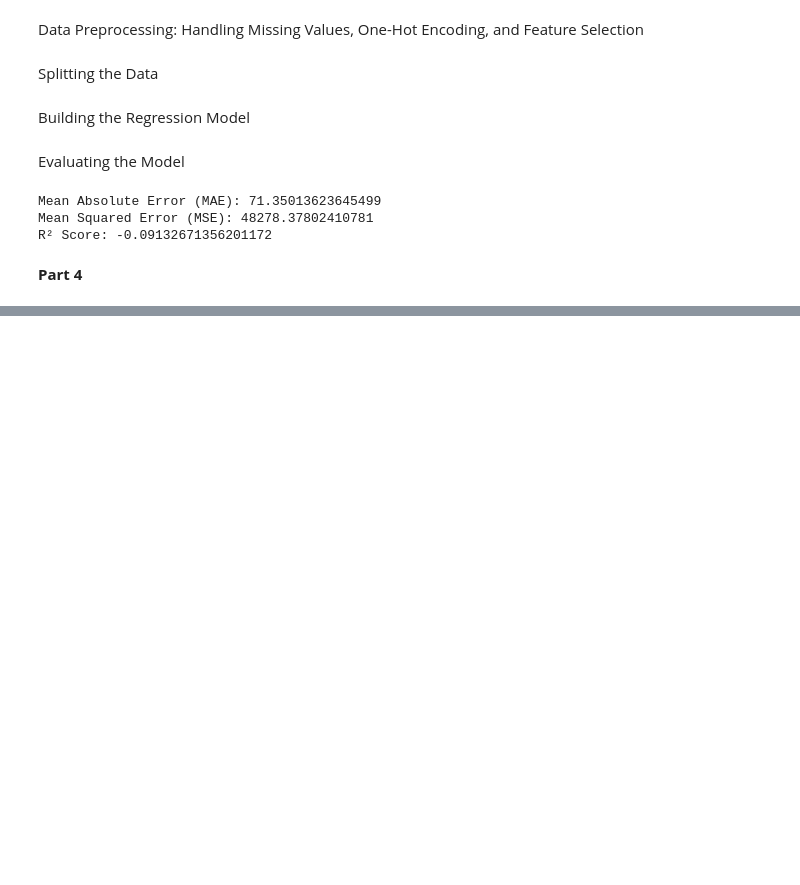
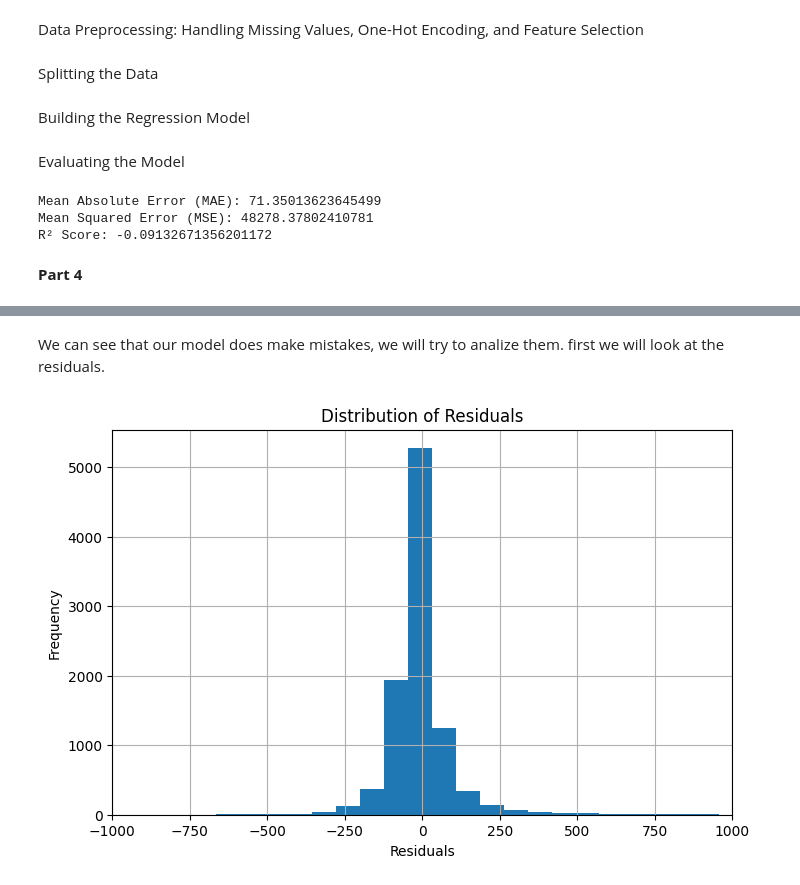
Before and after one commit to yagel2/TDS_NYC_Airbnb, a Jupyter notebook: TDS_Ex1.ipynb, the cells around one changed output, grey strips where cells are left out. Cells and saved outputs as stored; diff of their text form; code cells hidden in the pictures; blank space fills up the shorter version.

```diff
--- a/TDS_Ex1.ipynb
+++ b/TDS_Ex1.ipynb
@@ -172,0 +203,12 @@ R² Score: -0.09132671356201172
+# %% [markdown]
+We can see that our model does make mistakes, we will try to analize them. first we will look at the residuals.
+# %%
+residuals = y_test - y_pred
+residuals.hist(bins=250, figsize=(8, 5))
+plt.xlabel('Residuals')
+plt.ylabel('Frequency')
+plt.xlim(-1000, 1000)
+plt.title('Distribution of Residuals')
+plt.show()
+# %% [output]
+[figure, added]
```
Also changed, not shown: parts of 38 cells of this notebook.
